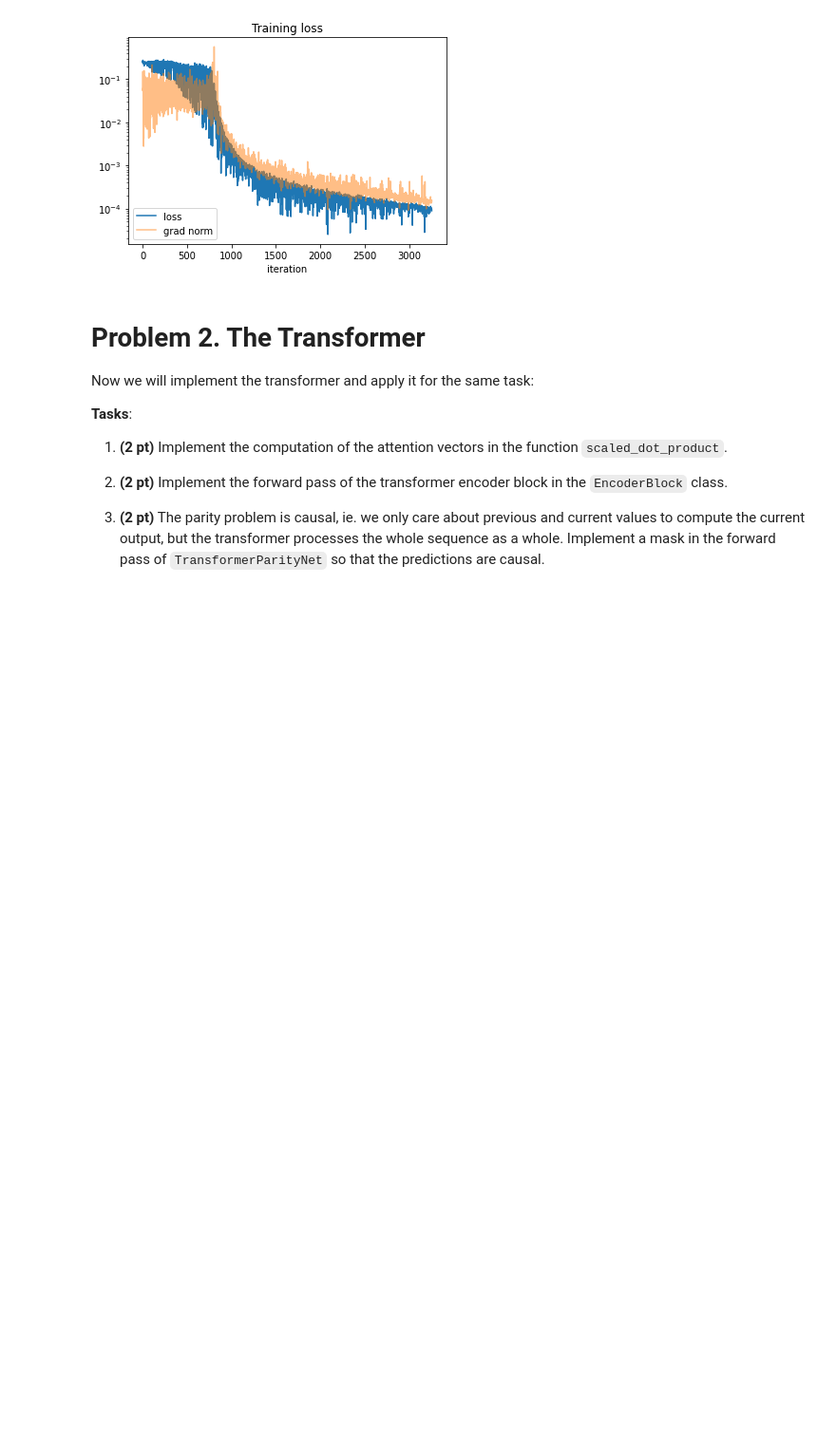
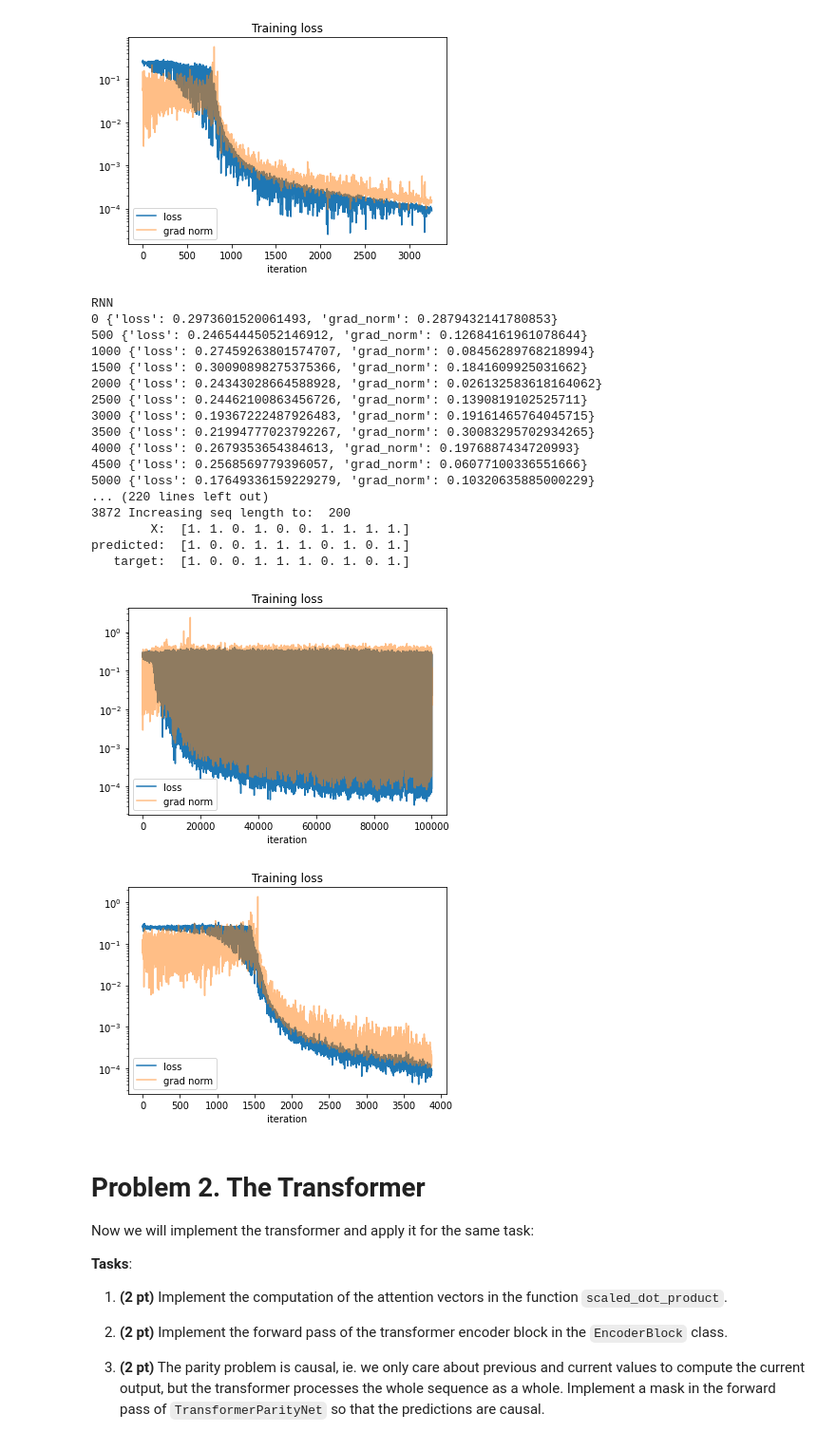
Before and after one commit to AyonRRahman/Deep_learning, a Jupyter notebook: dl4sequences_lab.ipynb, the cells around one changed output. Shown at 95% size. Saved outputs shown, nothing was run; the diff lists cells and outputs as text; code cells hidden in the pictures; blank space fills up the shorter version.

```diff
--- a/dl4sequences_lab.ipynb
+++ b/dl4sequences_lab.ipynb
@@ -331,8 +331,8 @@ In the following cell you can experiment with various ways of providing supervis
 
 Notice the dynamics of training - at the beginning the network does very little. The, suddenly it notices the input-output relationship from which point training starts to progress very quickly.
 # %%
-def train_and_eval_parity(parity_trainer, patience_max=3, max_iters=100000, learning_curriculum=True, stop_loss=1e-4):
-    max_seq_len = 100
+def train_and_eval_parity(parity_trainer, patience_max=3, max_iters=100000, learning_curriculum=True, stop_loss=1e-4,max_seq_len = 100):
+    max_seq_len = max_seq_len
     seq_len = max_seq_len
     if learning_curriculum:
         seq_len = 10
@@ -640,6 +640,52 @@ train_and_eval_parity(parity_trainer, learning_curriculum=True)
 predicted:  [0. 0. 1. 0. 0. 1. 1. 0. 1. 0.]
    target:  [0. 0. 1. 0. 0. 1. 1. 0. 1. 0.]
 [figure]
+# %%
+#without full supervision comparing both
+#RNN
+print('RNN')
+parity_net = ParityNet(hidden_dim=3)
+if CUDA:
+    parity_net.cuda()
+parity_trainer = Trainer(parity_net)
+parity_trainer.lrate = 1e-2
+losses = []
+parity_trainer.full_supervision = False
+parity_trainer.max_grad_norm = 1.0
+learning_curriculum = True
+train_and_eval_parity(parity_trainer, learning_curriculum=learning_curriculum, max_seq_len = 200)
+
+#lstm
+print('LSTM')
+plt.figure()
+parity_net = ParityNet(hidden_dim=3, use_lstm=True)
+if CUDA:
+    parity_net.cuda()
+parity_trainer = Trainer(parity_net)
+losses = []
+parity_trainer.full_supervision = False
+parity_trainer.max_grad_norm = 1.0
+train_and_eval_parity(parity_trainer, learning_curriculum=True, max_seq_len = 200)
+# %% [output]
+RNN
+0 {'loss': 0.2973601520061493, 'grad_norm': 0.2879432141780853}
+500 {'loss': 0.24654445052146912, 'grad_norm': 0.12684161961078644}
+1000 {'loss': 0.27459263801574707, 'grad_norm': 0.08456289768218994}
+1500 {'loss': 0.30090898275375366, 'grad_norm': 0.1841609925031662}
+2000 {'loss': 0.24343028664588928, 'grad_norm': 0.026132583618164062}
+2500 {'loss': 0.24462100863456726, 'grad_norm': 0.1390819102525711}
+3000 {'loss': 0.19367222487926483, 'grad_norm': 0.19161465764045715}
+3500 {'loss': 0.21994777023792267, 'grad_norm': 0.30083295702934265}
+4000 {'loss': 0.2679353654384613, 'grad_norm': 0.1976887434720993}
+4500 {'loss': 0.2568569779396057, 'grad_norm': 0.06077100336551666}
+5000 {'loss': 0.17649336159229279, 'grad_norm': 0.10320635885000229}
+... (220 lines left out)
+3872 Increasing seq length to:  200
+        X:  [1. 1. 0. 1. 0. 0. 1. 1. 1. 1.]
+predicted:  [1. 0. 0. 1. 1. 1. 0. 1. 0. 1.]
+   target:  [1. 0. 0. 1. 1. 1. 0. 1. 0. 1.]
+[figure, added]
+[figure, added]
 # %% [markdown]
 # Problem 2. The Transformer
 
```
Also changed, not shown: parts of 6 cells of this notebook.
